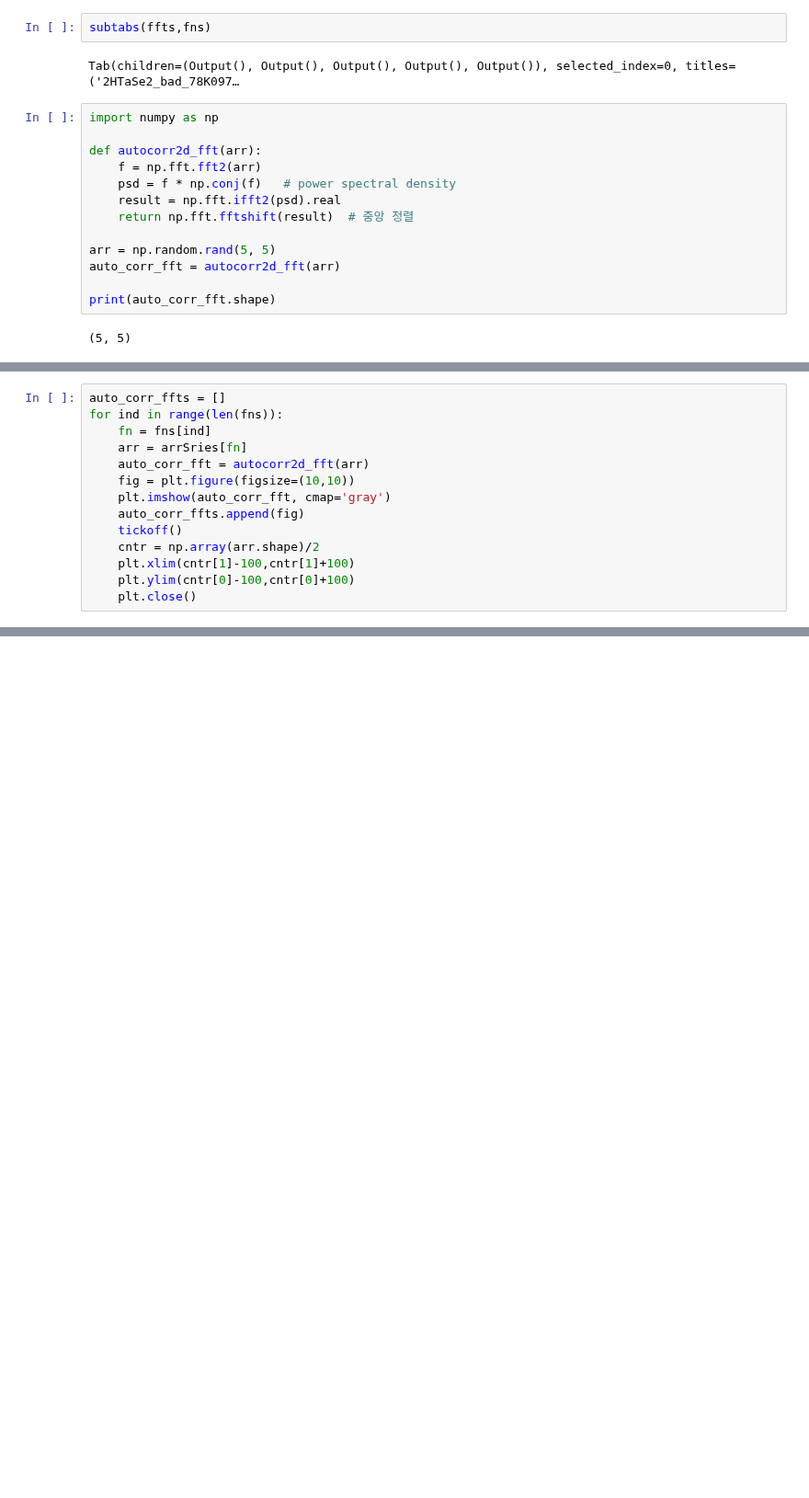
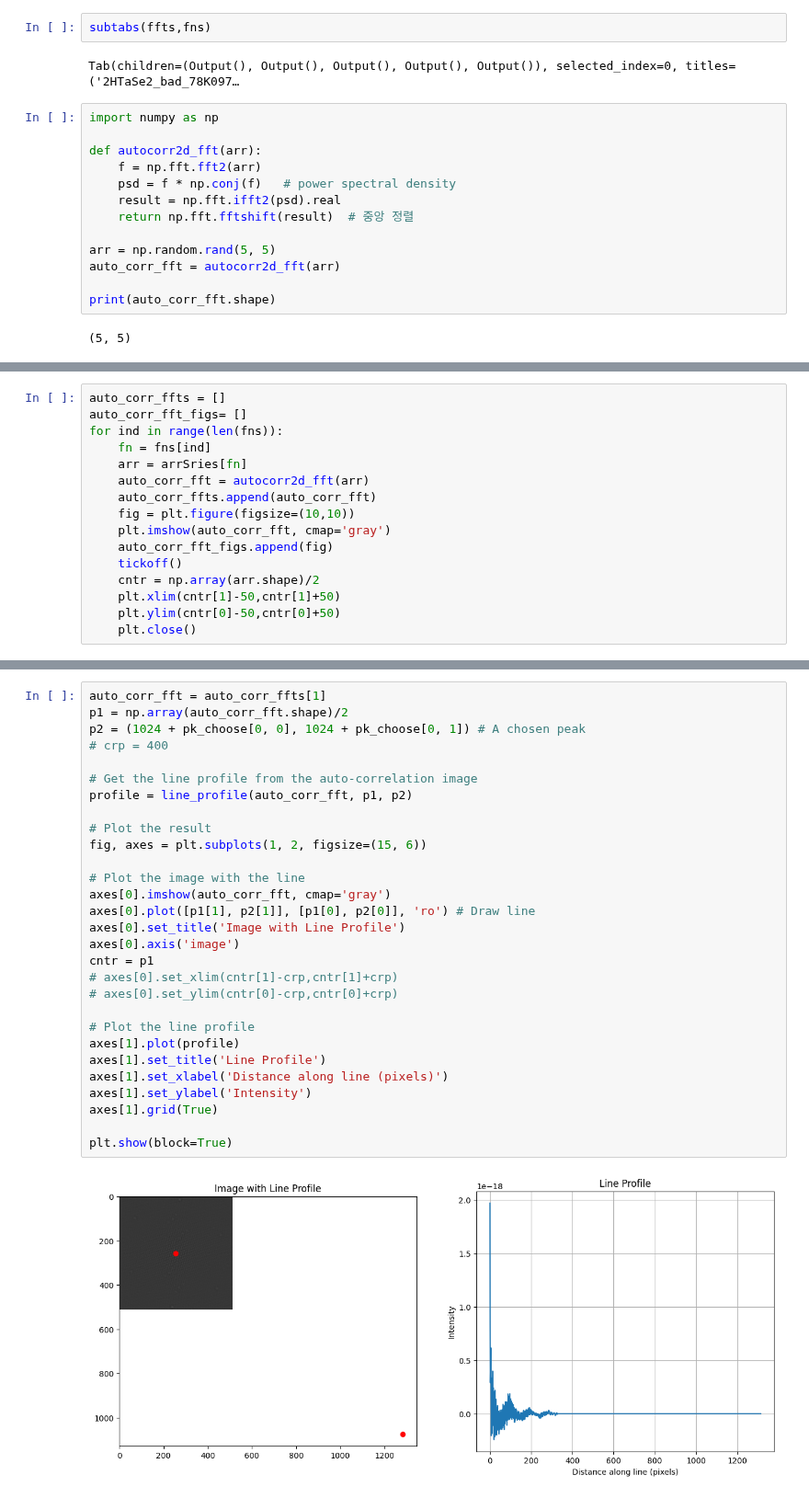
Before and after one commit to Potdooshami/2H_TaSe2_Tc_STM, a Jupyter notebook: fromCleaned.ipynb, the cells around one changed output, grey strips where cells are left out. Shown at 92% size. Saved outputs shown, nothing was run; the diff lists cells and outputs as text; blank space fills up the shorter version.

Commit message:
FEAT: extracting line profile

```diff
--- a/fromCleaned.ipynb
+++ b/fromCleaned.ipynb
@@ -109,15 +107,17 @@ array([1024., 1024.])
 # %%
 auto_corr_ffts = []
+auto_corr_fft_figs= []
 for ind in range(len(fns)):
     fn = fns[ind]
     arr = arrSries[fn]
     auto_corr_fft = autocorr2d_fft(arr)
+    auto_corr_ffts.append(auto_corr_fft)
     fig = plt.figure(figsize=(10,10))
     plt.imshow(auto_corr_fft, cmap='gray')
-    auto_corr_ffts.append(fig)
+    auto_corr_fft_figs.append(fig)
     tickoff()
     cntr = np.array(arr.shape)/2
-    plt.xlim(cntr[1]-100,cntr[1]+100)
-    plt.ylim(cntr[0]-100,cntr[0]+100)
+    plt.xlim(cntr[1]-50,cntr[1]+50)
+    plt.ylim(cntr[0]-50,cntr[0]+50)
     plt.close()
 # %%
@@ -126,0 +163,31 @@ Tab(children=(Output(), Output(), Output(), Output(), Output()), selected_index=
+# %%
+auto_corr_fft = auto_corr_ffts[1]
+p1 = np.array(auto_corr_fft.shape)/2
+p2 = (1024 + pk_choose[0, 0], 1024 + pk_choose[0, 1]) # A chosen peak
+# crp = 400
+
+# Get the line profile from the auto-correlation image
+profile = line_profile(auto_corr_fft, p1, p2)
+
+# Plot the result
+fig, axes = plt.subplots(1, 2, figsize=(15, 6))
+
+# Plot the image with the line
+axes[0].imshow(auto_corr_fft, cmap='gray')
+axes[0].plot([p1[1], p2[1]], [p1[0], p2[0]], 'ro') # Draw line
+axes[0].set_title('Image with Line Profile')
+axes[0].axis('image')
+cntr = p1
+# axes[0].set_xlim(cntr[1]-crp,cntr[1]+crp)
+# axes[0].set_ylim(cntr[0]-crp,cntr[0]+crp)
+
+# Plot the line profile
+axes[1].plot(profile)
+axes[1].set_title('Line Profile')
+axes[1].set_xlabel('Distance along line (pixels)')
+axes[1].set_ylabel('Intensity')
+axes[1].grid(True)
+
+plt.show(block=True)
+# %% [output]
+[figure, added]
```
Also changed, not shown: parts of 18 cells of this notebook, 1 other file.
